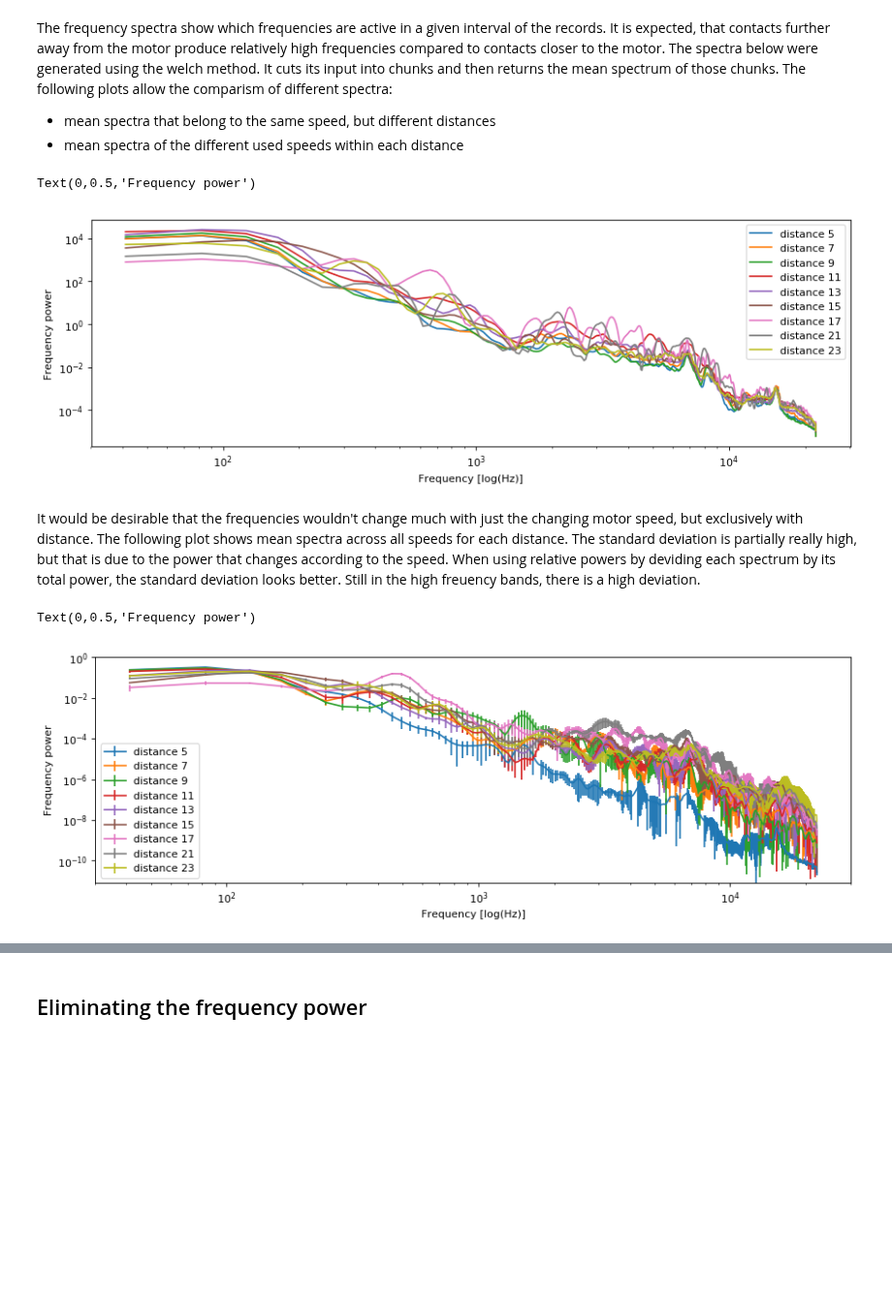
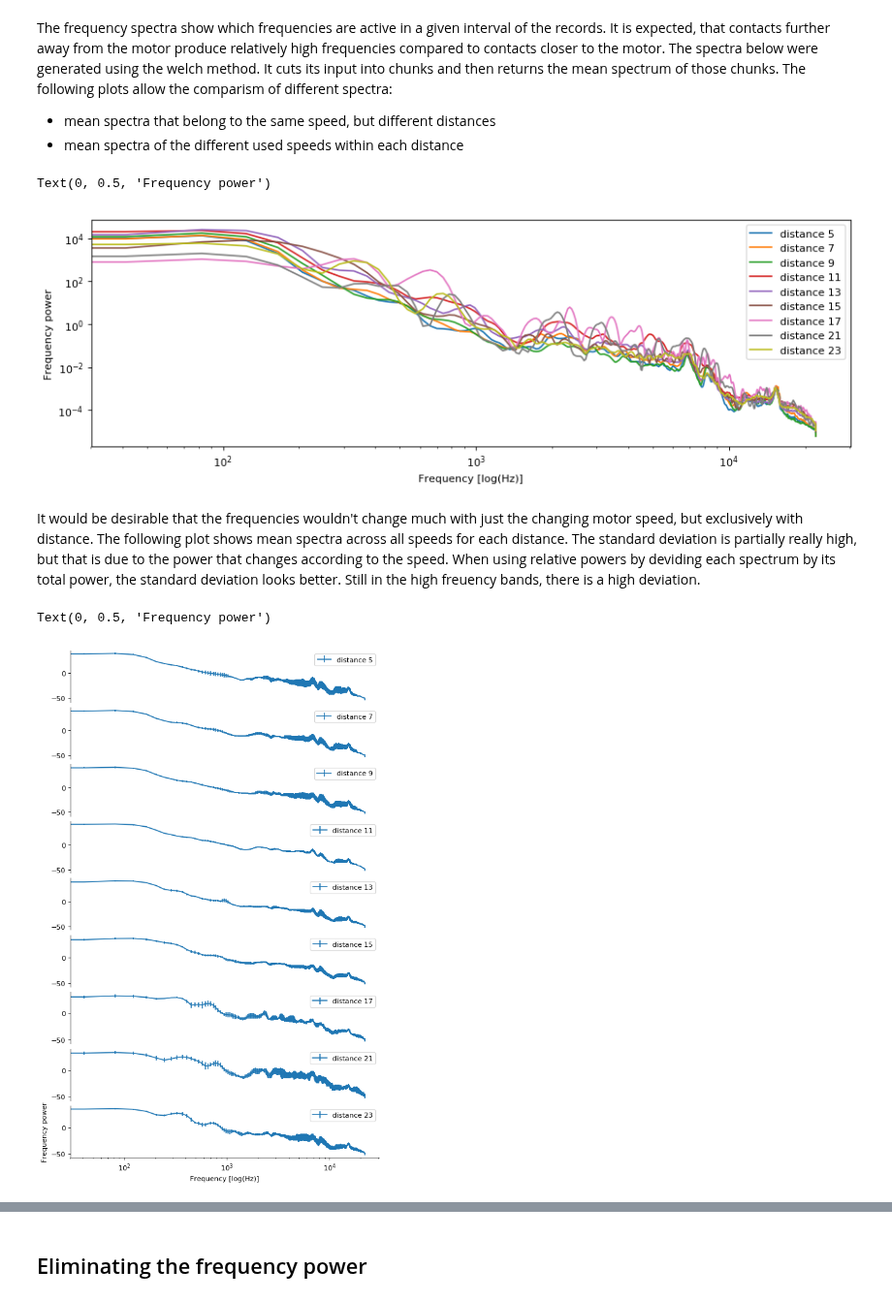
Before and after one commit to LucaHermes/PiezoAntenna, a Jupyter notebook: Piezo Antenna.ipynb, the cells around one changed output, grey strips where cells are left out. Shown at 97% size. Saved outputs shown, nothing was run; the diff lists cells and outputs as text; code cells hidden in the pictures; blank space fills up the shorter version.

Commit message:
adjust cnn

```diff
--- a/Piezo Antenna.ipynb
+++ b/Piezo Antenna.ipynb
@@ -298,14 +297,13 @@ total_powers = total_powers.set_index('speed', drop=True)
 freq_scale = []
 power_spectra = []
 distances = []
-pd_PSDs = pd.DataFrame()
+#pd_PSDs = pd.DataFrame()
 
 for i in range(N_CLASSES):
     # get the time course of every contact related to one distance
     contacts = data['contacts_lst'][i]
     f, Pxx = generate_spectrum(contacts)
     # calculate the mean spectrum for one distance
-    f, Pxx = generate_spectrum(contacts)
     avg = np.mean(Pxx, axis=0)
     speed = data.loc[i, 'speed']
     distance = data.loc[i, 'distance']
@@ -318,14 +316,14 @@ for i in range(N_CLASSES):
     total_powers.loc[speed, distance] = avg.sum()
     std_dev = np.std(Pxx, axis=0)
     Pxx = 10 * np.log10(Pxx)
-    for pxx in Pxx:
-        pd_PSDs.append([[distance, speed] + list(pxx)])
+    #for pxx in Pxx:
+    #    pd_PSDs.append([[distance, speed] + list(pxx)])
     if speed == 100:
         plt.plot(f, avg, label='distance %d' % distance)
 
     # mean_spectra[i] = avg
-pd_PSDs.columns = ['distance', 'speed'] + list(f.astype(str))
-pd_PSDs.to_csv('data/contact_snippets/contact_psds')
+#pd_PSDs.columns = ['distance', 'speed'] + list(f.astype(str))
+#pd_PSDs.to_csv('data/contact_snippets/contact_psds')
 # plot last spectrum
 #f, ax = plt.subplots()
 plt.legend()
@@ -335,33 +333,45 @@ plt.xlabel("Frequency [log(Hz)]")
 plt.ylabel("Frequency power")
 # plt.plot(f, avg) #, std_dev)
 # %% [output]
-Text(0,0.5,'Frequency power')
+Text(0, 0.5, 'Frequency power')
-[figure, old version]
+[figure, new version]
 # %% [markdown]
 It would be desirable that the frequencies wouldn't change much with just the changing motor speed, but exclusively with distance. The following plot shows mean spectra across all speeds for each distance. The standard deviation is partially really high, but that is due to the power that changes according to the speed. When using relative powers by deviding each spectrum by its total power, the standard deviation looks better. Still in the high freuency bands, there is a high deviation.
 # %%
 # generate spectra equal speed, varying distance
 # generate spectra for different distances, taking the mean over the different speeds
 
-plt.figure(num=None, figsize=(13, 4), dpi=80)
-plt.xscale('log', nonposx='mask')
-plt.yscale('log', nonposy='mask')
+plt.figure(num=None, figsize=(8, 15), dpi=80)
+plt.subplots_adjust(hspace=0.1)
+counter = 1
 
 for dist in data.distance.sort_values().unique():
     df = data[data.distance == dist]
     averages = []
-    for contacts in df['contacts_fst']:
+    for contacts in df['contacts_lst']:
         f, Pxx = generate_spectrum(contacts)
+        Pxx = 10 * np.log10(Pxx)
         avg = np.mean(Pxx, axis=0)
         power = avg.sum()
-        averages.append(avg / power)
+        averages.append(avg)
     average = np.mean(averages, axis=0)
     std_dev = np.std(averages, axis=0)
-    plt.errorbar(f, average, std_dev, label='distance %d' % dist)
+    #std_dev[np.abs(std_dev) < 1e-5] = 1e-5
+    #print(std_dev[:-10])
+    ax = plt.subplot(10, 1, counter)
+    plt.xscale('log')
+    counter += 1
+    plt.errorbar(f, average, yerr=std_dev, label='distance %d' % dist)
+    ax.spines['right'].set_visible(False)
+    ax.spines['top'].set_visible(False)
+    if counter < 10:
+        ax.spines['bottom'].set_visible(False)
+        ax.get_xaxis().set_visible(False)
+    plt.legend()
 
 plt.legend()
 plt.xlabel("Frequency [log(Hz)]")
 plt.ylabel("Frequency power")
 # %% [output]
-Text(0,0.5,'Frequency power')
+Text(0, 0.5, 'Frequency power')
-[figure, old version]
+[figure, new version]
```
Also changed, not shown: parts of 16 cells of this notebook.
